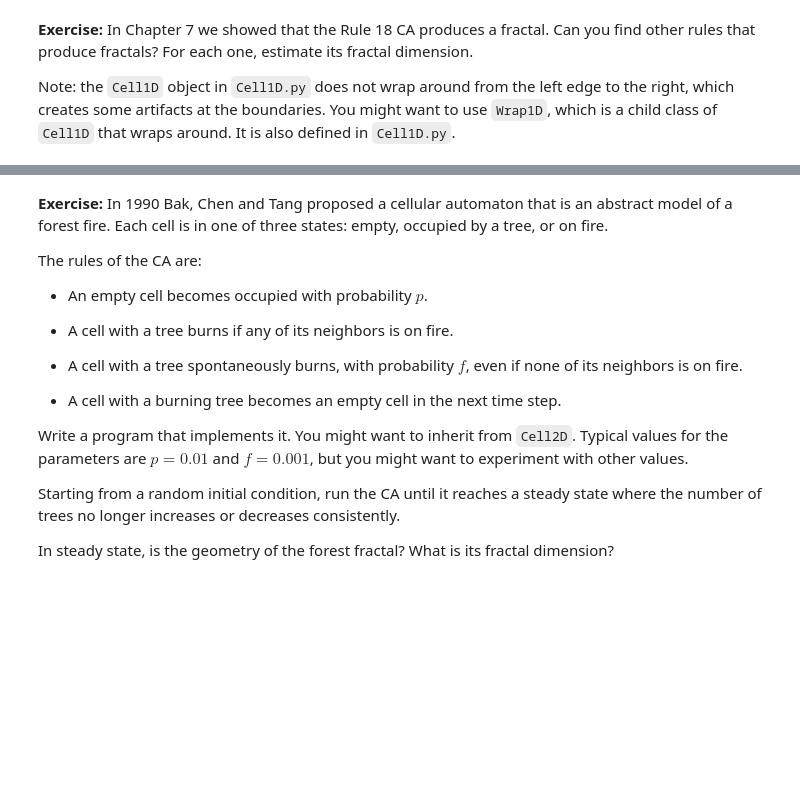
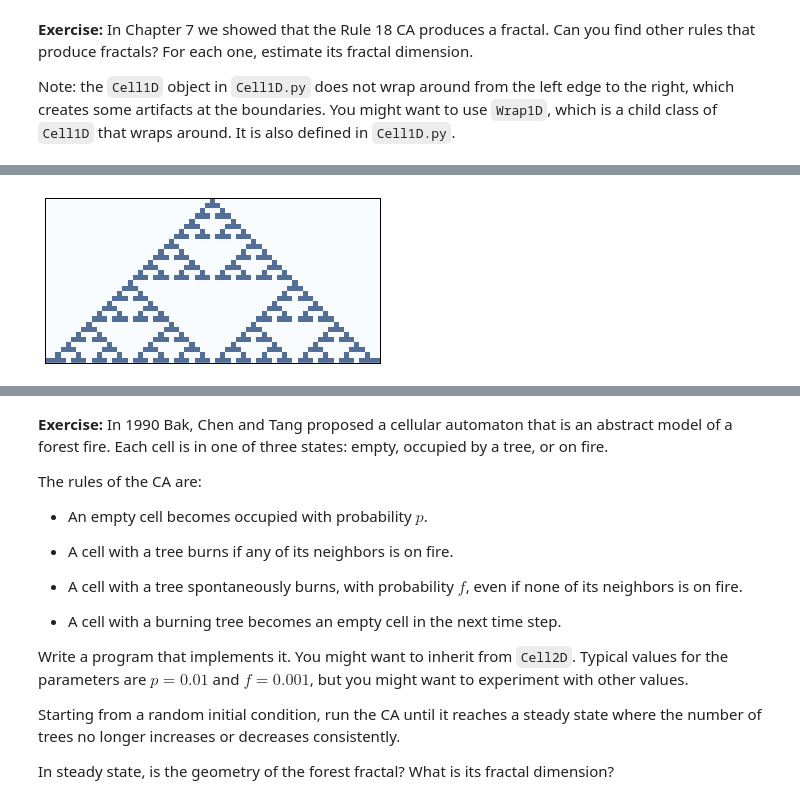
Before and after one commit to AllenDowney/ThinkComplexity2, a Jupyter notebook: code/chap07.ipynb, the cells around one changed output, grey strips where cells are left out. Cells and saved outputs as stored; diff of their text form; code cells hidden in the pictures; blank space fills up the shorter version.

```diff
--- a/code/chap07.ipynb
+++ b/code/chap07.ipynb
@@ -760,0 +777,4 @@ Note: the `Cell1D` object in `Cell1D.py` does not wrap around from the left edge
+# %%
+draw_ca_wrap(22)
+# %% [output]
+[figure, added]
```
Also changed, not shown: parts of 60 cells of this notebook, 1 other file.
